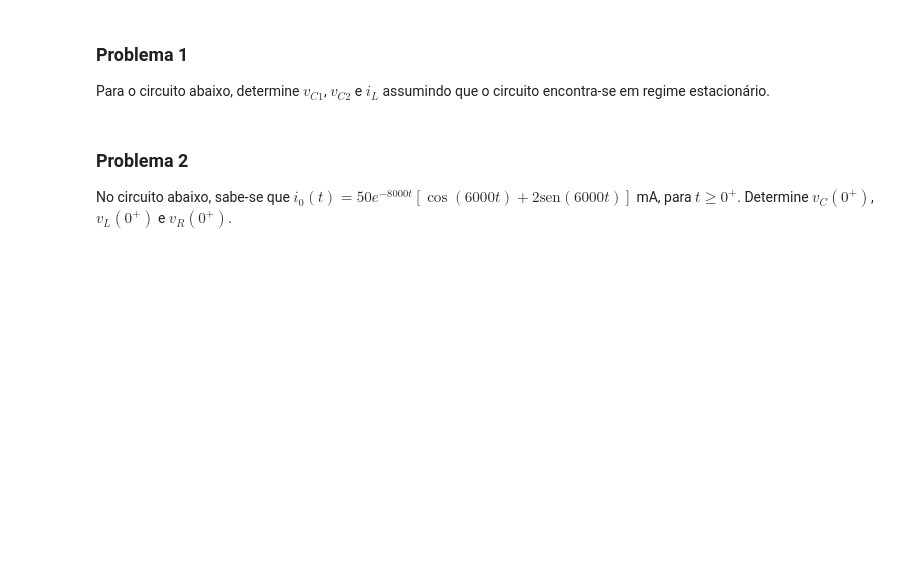
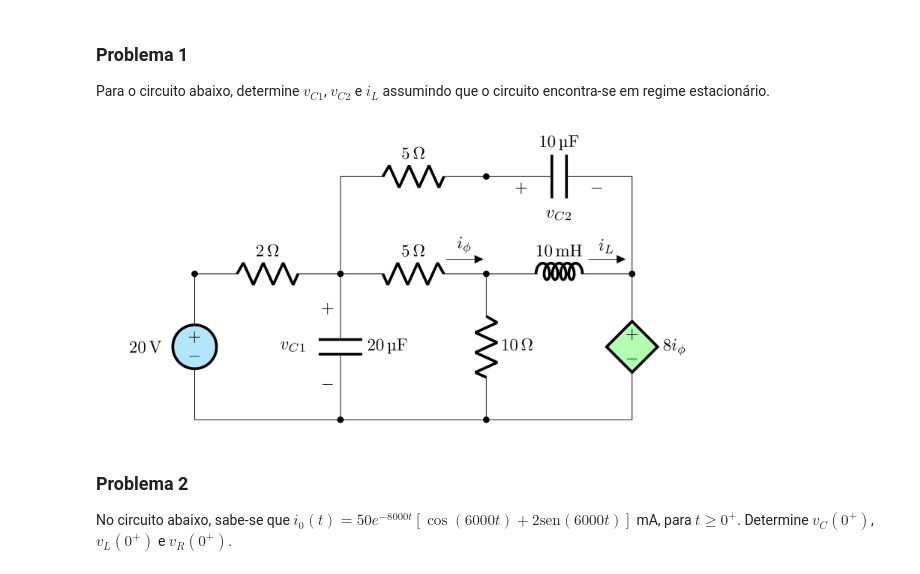
Before and after one commit to edsonportosilva/ElectricCircuits, a Jupyter notebook: Jupyter notebooks/Circuitos Eletricos I - Semana 6.2.ipynb, the cells around one changed output. Cells and saved outputs as stored; diff of their text form; code cells hidden in the pictures; blank space fills up the shorter version.

Commit message:
update notebooks and figures

```diff
--- a/Jupyter notebooks/Circuitos Eletricos I - Semana 6.2.ipynb
+++ b/Jupyter notebooks/Circuitos Eletricos I - Semana 6.2.ipynb
@@ -75,7 +75,9 @@ $$
 
 Para o circuito abaixo, determine $v_{C1}$, $v_{C2}$ e $i_{L}$ assumindo que o circuito encontra-se em regime estacionário.
 # %%
-Image("J9C1.png", width=600)
+Image("./figures/J9C1.png", width=600)
+# %% [output]
+[figure, added]
 # %% [markdown]
 ### Problema 2
 
```
Also changed, not shown: parts of 1 cell of this notebook, 44 other files.
